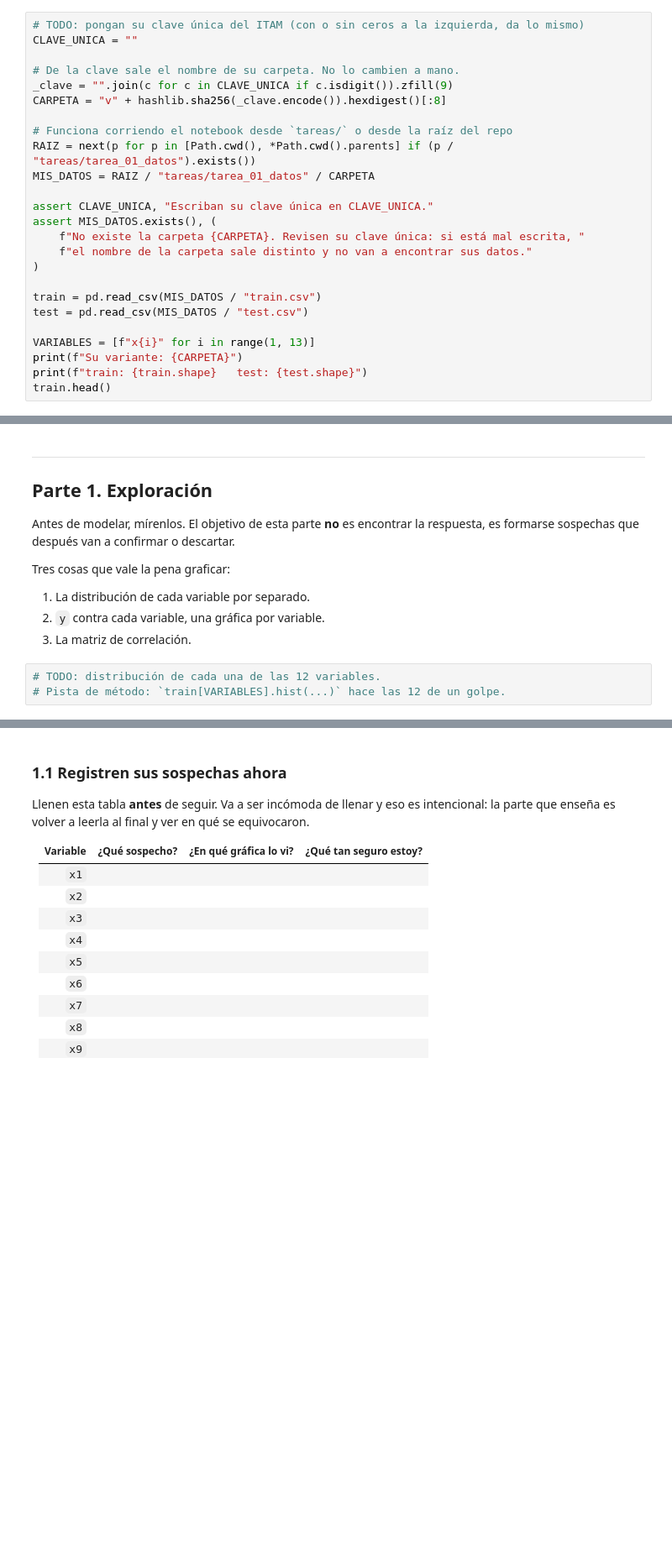
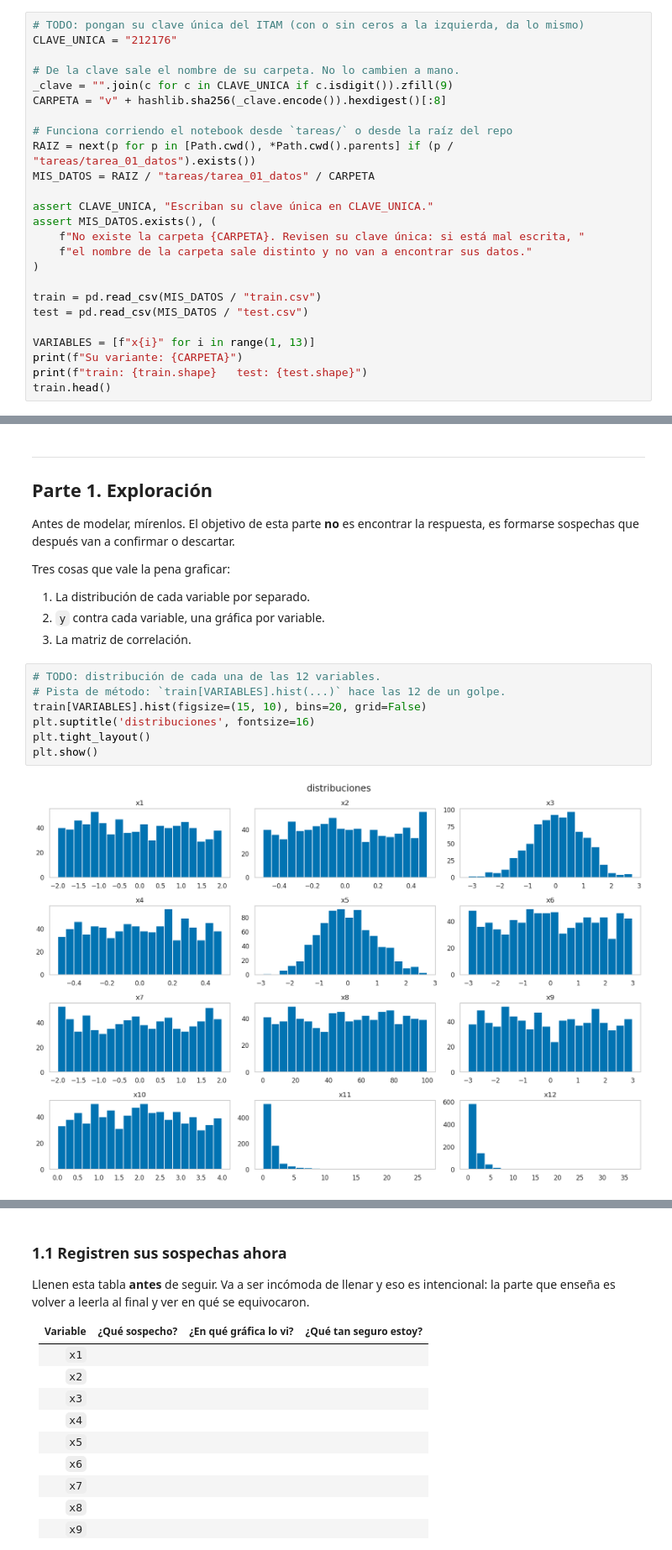
Before and after one commit to nasaul/mineria_datos, a Jupyter notebook: tareas/tarea_01_aproximacion_funcion.ipynb, the cells around one changed output, grey strips where cells are left out. Shown at 84% size. Saved outputs shown, nothing was run; the diff lists cells and outputs as text; blank space fills up the shorter version.

```diff
--- a/tareas/tarea_01_aproximacion_funcion.ipynb
+++ b/tareas/tarea_01_aproximacion_funcion.ipynb
@@ -86,7 +86,7 @@ plt.rcParams["figure.dpi"] = 110
 SEMILLA = 42
 # %%
 # TODO: pongan su clave única del ITAM (con o sin ceros a la izquierda, da lo mismo)
-CLAVE_UNICA = ""
+CLAVE_UNICA = "212176"
 
 # De la clave sale el nombre de su carpeta. No lo cambien a mano.
 _clave = "".join(c for c in CLAVE_UNICA if c.isdigit()).zfill(9)
@@ -164,6 +193,12 @@ Tres cosas que vale la pena graficar:
 # %%
 # TODO: distribución de cada una de las 12 variables.
 # Pista de método: `train[VARIABLES].hist(...)` hace las 12 de un golpe.
+train[VARIABLES].hist(figsize=(15, 10), bins=20, grid=False)
+plt.suptitle('distribuciones', fontsize=16)
+plt.tight_layout()
+plt.show()
+# %% [output]
+[figure, added]
 # %%
 # TODO: `y` contra cada variable. Una rejilla de 12 paneles.
 # Usen puntos con transparencia (`alpha`): con 800 observaciones se traslapan.
```
Also changed, not shown: parts of 16 cells of this notebook, 1 other file.
